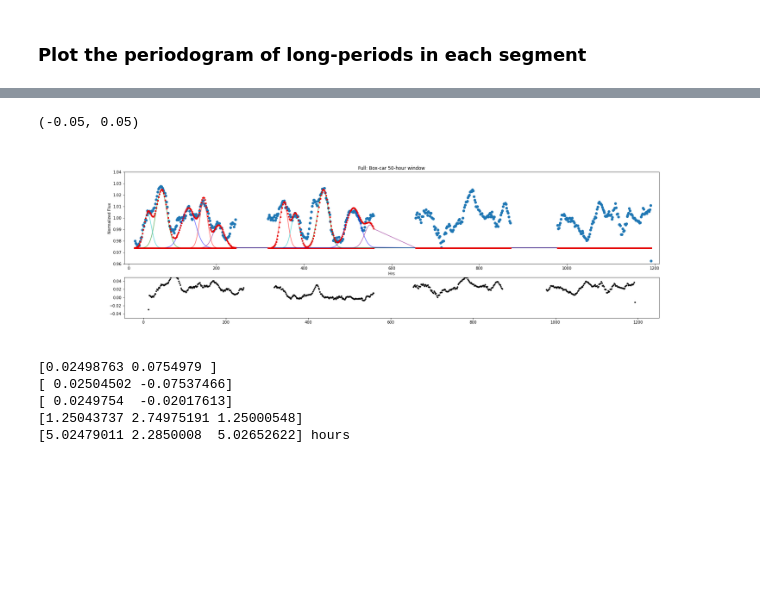
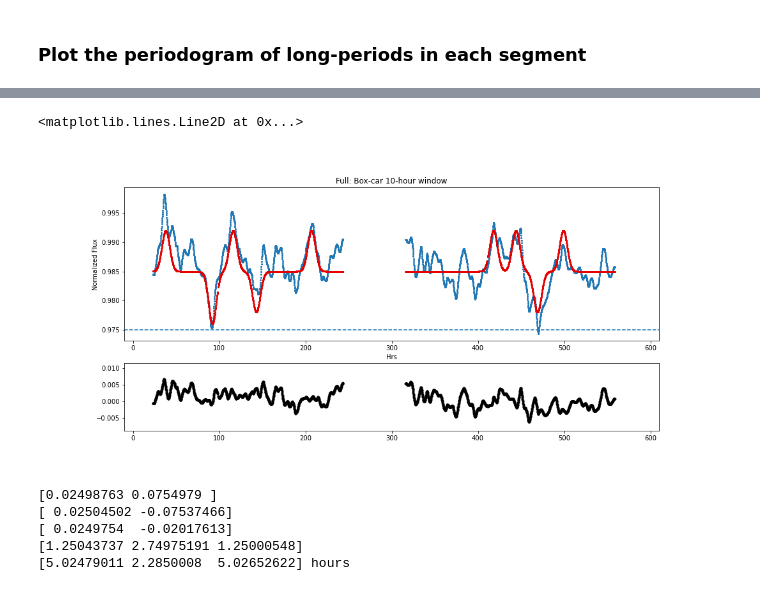
Before and after one commit to fudanguyen/aroma, a Jupyter notebook: AROMA_An_Exo_Rot_Mapping/notebooks/LongPeriodVariationExploration_Model_2.ipynb, the cells around one changed output, grey strips where cells are left out. Saved outputs shown, nothing was run; the diff lists cells and outputs as text; code cells hidden in the pictures; blank space fills up the shorter version.

```diff
--- a/AROMA_An_Exo_Rot_Mapping/notebooks/LongPeriodVariationExploration_Model_2.ipynb
+++ b/AROMA_An_Exo_Rot_Mapping/notebooks/LongPeriodVariationExploration_Model_2.ipynb
@@ -106,43 +195,42 @@ plt.show()
 # %%
 %matplotlib widget
-f, (ax0, ax1) = plt.subplots(2, 1, figsize=(25, 7), gridspec_kw={'height_ratios': [1.8, 0.8]})
-ax0.plot(time_orig, lc_orig, ls='', marker='o', ms=6.0)
-ax0.set_xlim((-10,1210)), ax0.set_ylim((0.96, 1.04))
+rate = 10
+time = data.TIME
+lc_lpc = data.processedLongB
+
+# color = ['g','r','b','c','purple']
+
+C = 0.985
+
+# y=(-0.009*repeat_gaussian(x=time, T=5000, mu=91, fwhm=25))
+# y+=(-0.009*repeat_gaussian(x=time, T=5000, mu=470, fwhm=25))
+# y+=(0.011*repeat_gaussian(x=time, T=5000, mu=37, fwhm=20))
+# y+=(0.011*repeat_gaussian(x=time, T=5000, mu=115, fwhm=20))
+
+y=(-0.007*repeat_gaussian(x=time, T=326, mu=143, fwhm=25))
+y+=(0.007*repeat_gaussian(x=time, T=328, mu=116, fwhm=25))
+y+=(0.007*repeat_gaussian(x=time, T=380, mu=38, fwhm=25))
+y+=(-0.009*repeat_gaussian(x=time, T=3000, mu=92, fwhm=25))
+y+=(0.007*repeat_gaussian(x=time, T=292, mu=207, fwhm=25))
+
+sum0 = C+ y
+
+f, (ax0, ax1) = plt.subplots(2, 1, figsize=(15, 7), gridspec_kw={'height_ratios': [1.8, 0.8]})
+ax0.plot(time, lc_lpc, ls='', marker='o', ms=2.0)
+ax0.set_xlim((-10,610))
+# ax0.set_ylim((0.96, 1.04))
 ax0.set_xlabel('Hrs'), ax0.set_ylabel('Normalized Flux')
 ax0.set_title("Full: Box-car %i-hour window"%(rate))
-color = ['g','r','b','c','purple']
+ax0.plot(time, sum0, ls='', marker='s', ms=2., c='xkcd:red', alpha=0.5)
+ax0.plot(time, sum0, ls='', marker='s', ms=2., c='xkcd:red', alpha=0.5)
+ax1.plot(time, lc_lpc - sum0, ls='', marker='.', c='k')
+ax1.set_xlim((-10,610))
 
-C = 0.974* np.ones(len(time_orig))
-
-y = []
-y.append(0.051*repeat_gaussian(x=time_orig, T=5000, mu=74.8, fwhm=70)) # g
-y.append(0.040*repeat_gaussian(x=time_orig, T=5000, mu=171, fwhm=50))  # r
-y.append(0.035*repeat_gaussian(x=time_orig, T=5000, mu=136, fwhm=90))  # b
-y.append(0.030*repeat_gaussian(x=time_orig, T=5000, mu=43, fwhm=50))   # c
-y.append(0.020*repeat_gaussian(x=time_orig, T=5000, mu=205, fwhm=70))  # p
-for i in range(5):
-    ax0.plot(time_orig, C+y[i], alpha=0.6, c=color[i])
-
-sum0 = C + y[0] + y[1] + y[2] + y[3] + y[4]
-ax0.plot(time_orig, sum0, ls='', marker='s', ms=3., c='xkcd:red')
-
-y = []
-y.append(0.051*repeat_gaussian(x=time_orig, T=5000, mu=444, fwhm=70)) # g
-y.append(0.040*repeat_gaussian(x=time_orig, T=5000, mu=354, fwhm=50)) # r
-y.append(0.035*repeat_gaussian(x=time_orig, T=5000, mu=512, fwhm=90)) # b
-y.append(0.030*repeat_gaussian(x=time_orig, T=5000, mu=380, fwhm=50))  # c
-y.append(0.020*repeat_gaussian(x=time_orig, T=5000, mu=551, fwhm=70))# p
-for i in range(5):
-    ax0.plot(time_orig, C+y[i], alpha=0.6, c=color[i])
-
-sum0 = C + y[0] + y[1] + y[2] + y[3] + y[4]
-ax0.plot(time_orig, sum0, ls='', marker='s', ms=3., c='xkcd:red')
-
-ax1.plot(time_orig, lc_orig - sum0, ls='', marker='.', c='k')
-ax1.set_ylim((-0.05, 0.05))
+#### Exploratory
+ax0.axhline(y=0.975, xmin=0, xmax=1180, ls='--')
 # %% [output]
-(-0.05, 0.05)
+<matplotlib.lines.Line2D at 0x...>
-[figure, old version]
+[figure, new version]
 # %%
 def altmodel(a1, f1, a2, f2, a3, f3, w1, w2, w3, t):
     model = 1+ a1*np.sin(w1*t + f1) + a2*np.sin(w2*t + f2) + a3*np.sin(w3*t + f3)
```
Also changed, not shown: parts of 10 cells of this notebook, 4 other files.
